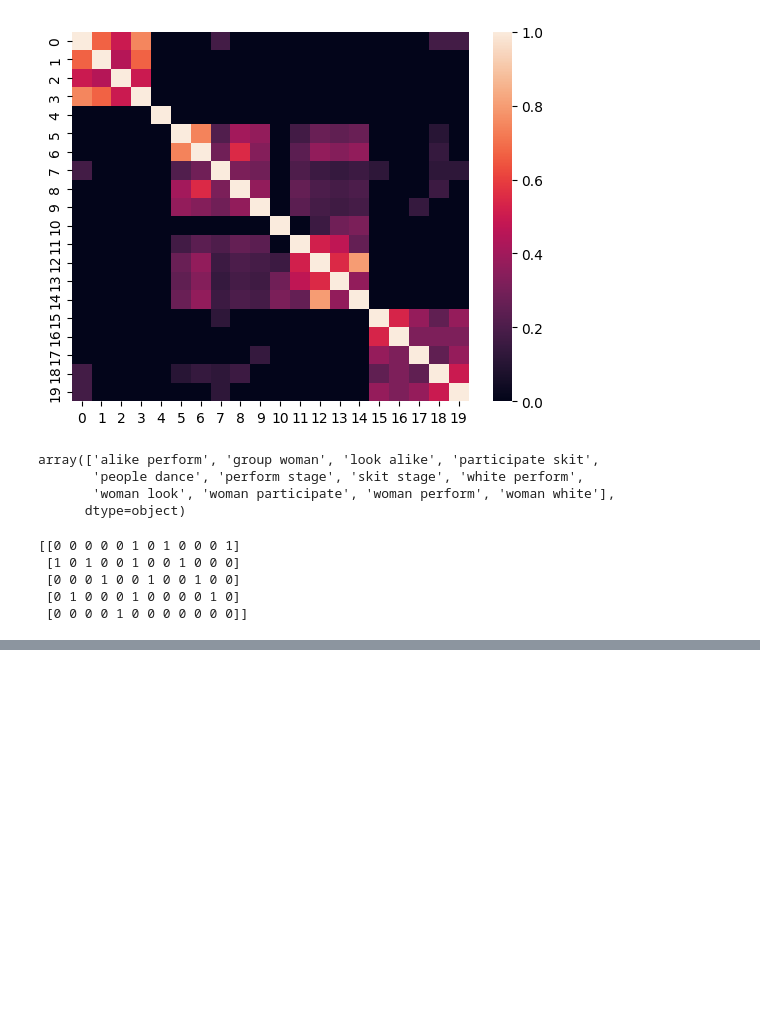
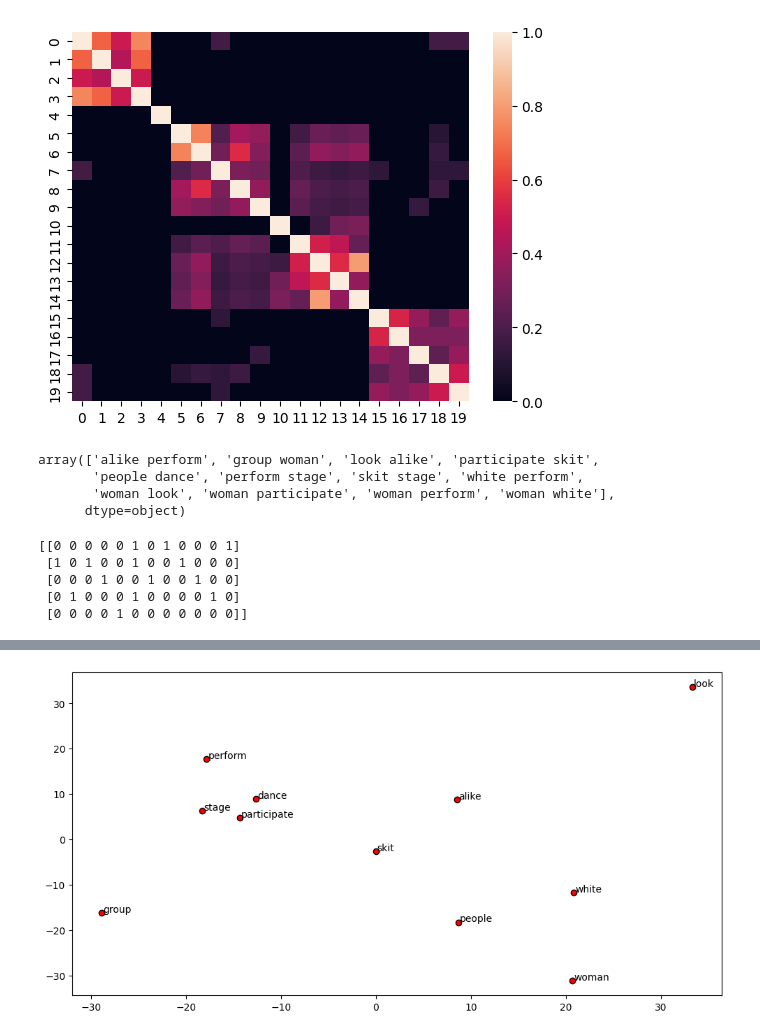
Before and after one commit to ak-malone/NLU, a Jupyter notebook: examples.ipynb, the cells around one changed output, grey strips where cells are left out. Saved outputs shown, nothing was run; the diff lists cells and outputs as text; code cells hidden in the pictures; blank space fills up the shorter version.

```diff
--- a/examples.ipynb
+++ b/examples.ipynb
@@ -263,0 +348,20 @@ array([[0.]])
+# %%
+def display_pca_scatterplot(model, words=None, sample=0):
+    if words == None:
+        if sample > 0:
+            words = np.random.choice(list(model.key_to_index), sample)
+        else:
+            words = [ word for word in model.vocab ]
+
+    word_vectors = np.array([model(w).vector for w in words])
+
+    twodim = PCA().fit_transform(word_vectors)[:,:2]
+
+    plt.figure(figsize=(12,6))
+    plt.scatter(twodim[:,0], twodim[:,1], edgecolors='k', c='r')
+    for word, (x,y) in zip(words, twodim):
+        plt.text(x+0.15, y+0.15, word)
+# %%
+display_pca_scatterplot(nlp,words=dictionary.tolist())
+# %% [output]
+[figure, added]
```
Also changed, not shown: parts of 35 cells of this notebook.
